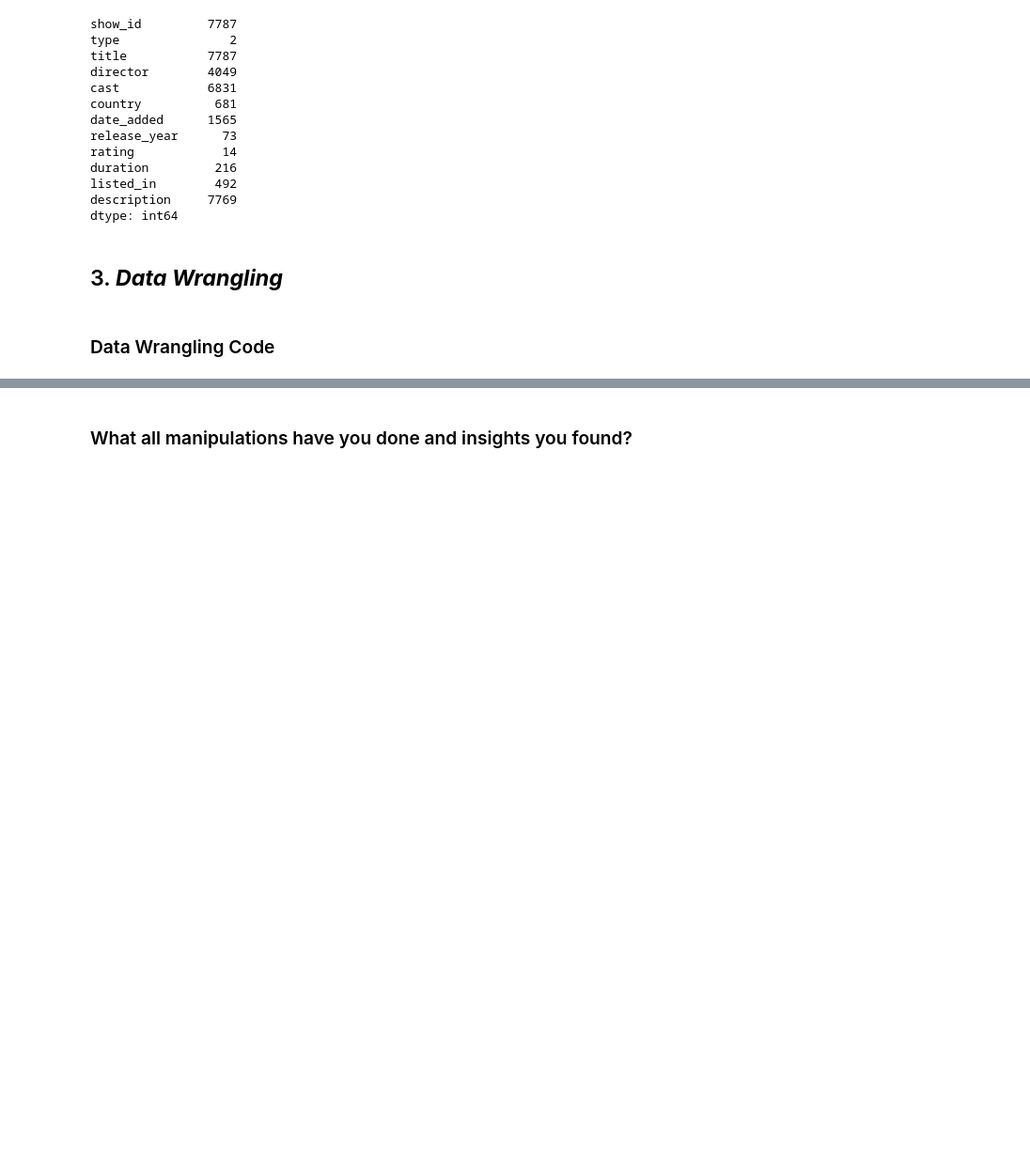
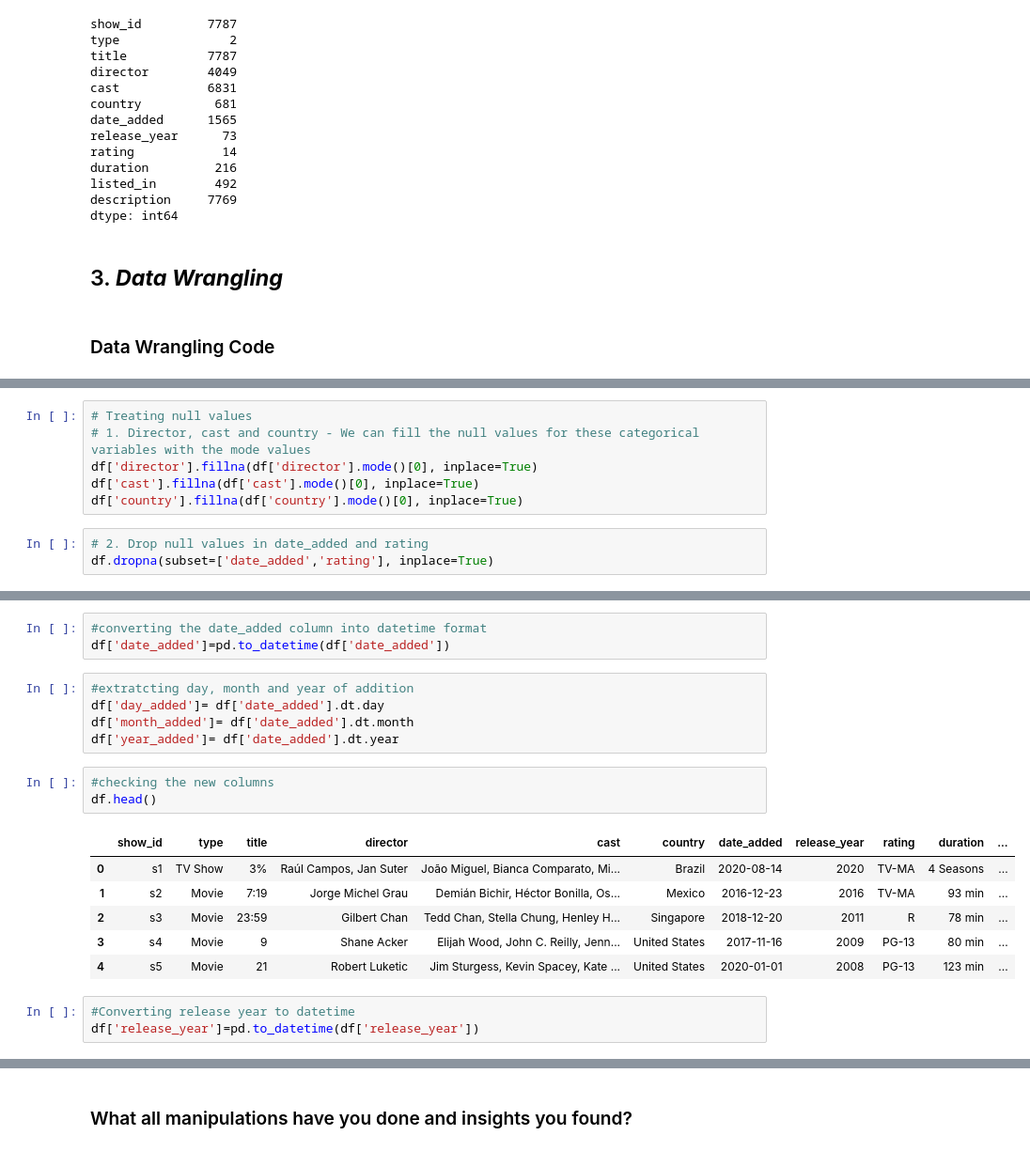
Before and after one commit to Sanjeevhegde009/Netflix-Movies-and-TV-Shows-Clustering, a Jupyter notebook: Netflix_Movies_Clustering.ipynb, the cells around one changed output, grey strips where cells are left out. Shown at 94% size. Cells and saved outputs as stored; diff of their text form; blank space fills up the shorter version.

```diff
--- a/Netflix_Movies_Clustering.ipynb
+++ b/Netflix_Movies_Clustering.ipynb
@@ -314,0 +325,9 @@ dtype: int64
+# %%
+# Treating null values
+# 1. Director, cast and country - We can fill the null values for these categorical variables with the mode values
+df['director'].fillna(df['director'].mode()[0], inplace=True)
+df['cast'].fillna(df['cast'].mode()[0], inplace=True)
+df['country'].fillna(df['country'].mode()[0], inplace=True)
+# %%
+# 2. Drop null values in date_added and rating
+df.dropna(subset=['date_added','rating'], inplace=True)
@@ -314,0 +351,21 @@ dtype: int64
+# %%
+#converting the date_added column into datetime format
+df['date_added']=pd.to_datetime(df['date_added'])
+# %%
+#extratcting day, month and year of addition
+df['day_added']= df['date_added'].dt.day
+df['month_added']= df['date_added'].dt.month
+df['year_added']= df['date_added'].dt.year
+# %%
+#checking the new columns
+df.head()
+# %% [output]
+|  | show_id | type | title | director | cast | country | date_added | release_year | rating | duration | ... |
+| 0 | s1 | TV Show | 3% | Raúl Campos, Jan Suter | João Miguel, Bianca Comparato, Mi... | Brazil | 2020-08-14 | 2020 | TV-MA | 4 Seasons | ... |
+| 1 | s2 | Movie | 7:19 | Jorge Michel Grau | Demián Bichir, Héctor Bonilla, Os... | Mexico | 2016-12-23 | 2016 | TV-MA | 93 min | ... |
+| 2 | s3 | Movie | 23:59 | Gilbert Chan | Tedd Chan, Stella Chung, Henley H... | Singapore | 2018-12-20 | 2011 | R | 78 min | ... |
+| 3 | s4 | Movie | 9 | Shane Acker | Elijah Wood, John C. Reilly, Jenn... | United States | 2017-11-16 | 2009 | PG-13 | 80 min | ... |
+| 4 | s5 | Movie | 21 | Robert Luketic | Jim Sturgess, Kevin Spacey, Kate ... | United States | 2020-01-01 | 2008 | PG-13 | 123 min | ... |
+# %%
+#Converting release year to datetime
+df['release_year']=pd.to_datetime(df['release_year'])
```
Also changed, not shown: parts of 12 cells of this notebook.
